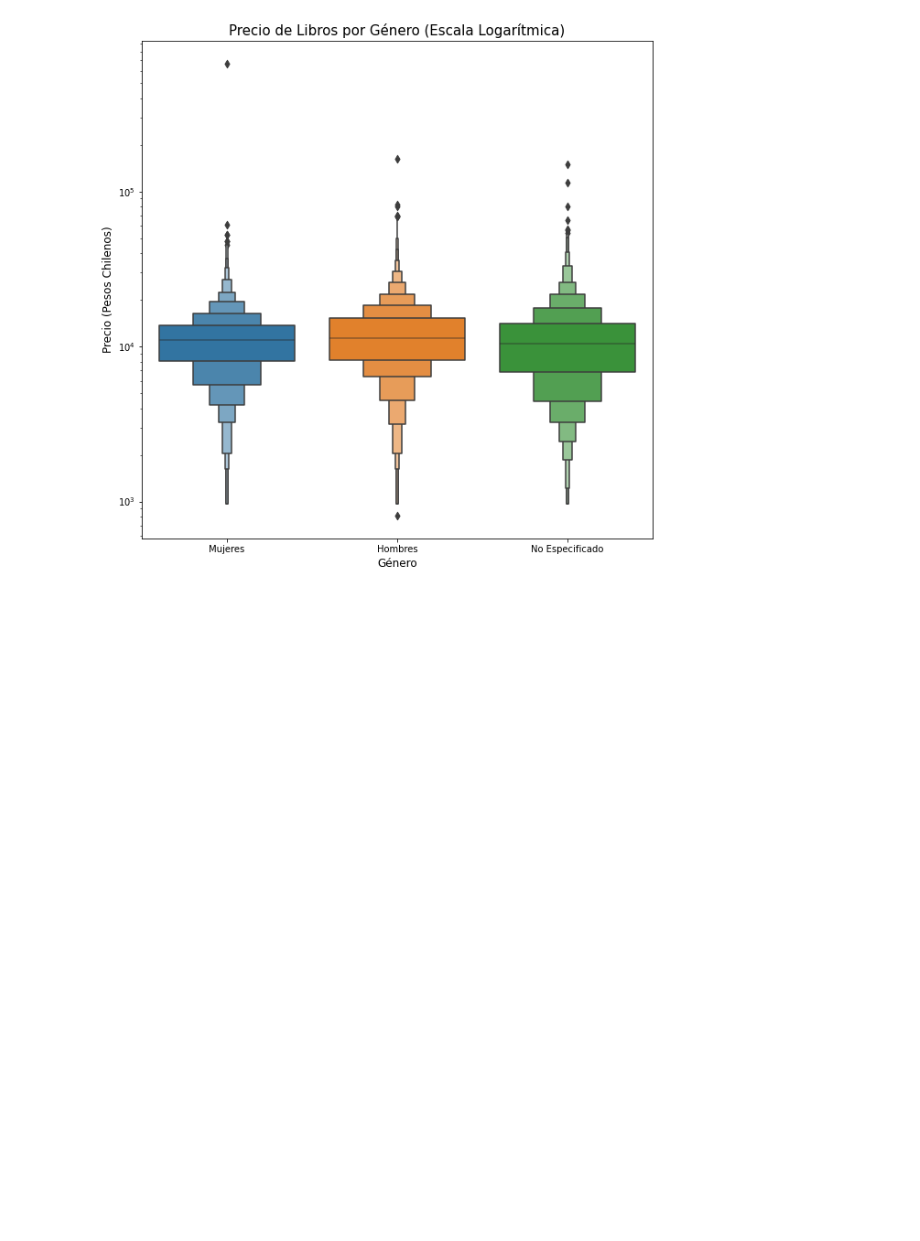
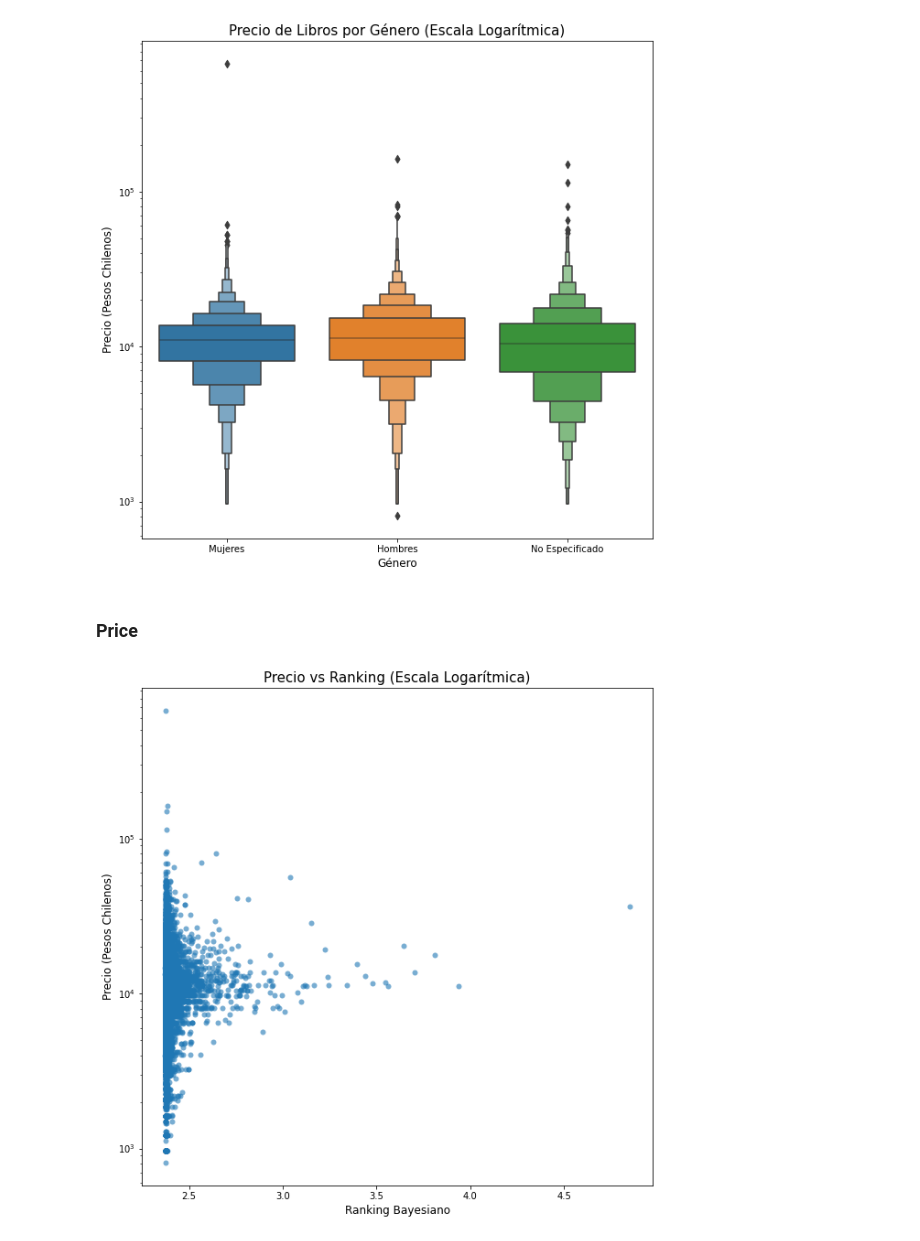
Before and after one commit to CrisLeaf/books_dashboard, a Jupyter notebook: data_exploration.ipynb, the cells around one changed output. Cells and saved outputs as stored; diff of their text form; code cells hidden in the pictures; blank space fills up the shorter version.

Commit message:
Added plots

```diff
--- a/data_exploration.ipynb
+++ b/data_exploration.ipynb
@@ -503,3 +502,17 @@ plt.savefig("plots/price_per_genre.png", bbox_inches="tight",
 plt.show()
 # %% [output]
 [figure]
+# %% [markdown]
+### Price
+# %%
+fig = plt.subplots(figsize=(10, 10))
+sns.scatterplot(x="bayesian_rating", y="price", data=df, linewidth=0, alpha=0.6)
+plt.title("Precio vs Ranking (Escala Logarítmica)", fontsize=15)
+plt.xlabel("Ranking Bayesiano", fontsize=12)
+plt.ylabel("Precio (Pesos Chilenos)", fontsize=12)
+plt.yscale("log")
+plt.savefig("plots/price_vs_rating.png", bbox_inches="tight",
+			facecolor="#e3e3e3", pad_inches=0.3, transparent=False)
+plt.show()
+# %% [output]
+[figure, added]
```
Also changed, not shown: parts of 19 cells of this notebook, 10 other files.
